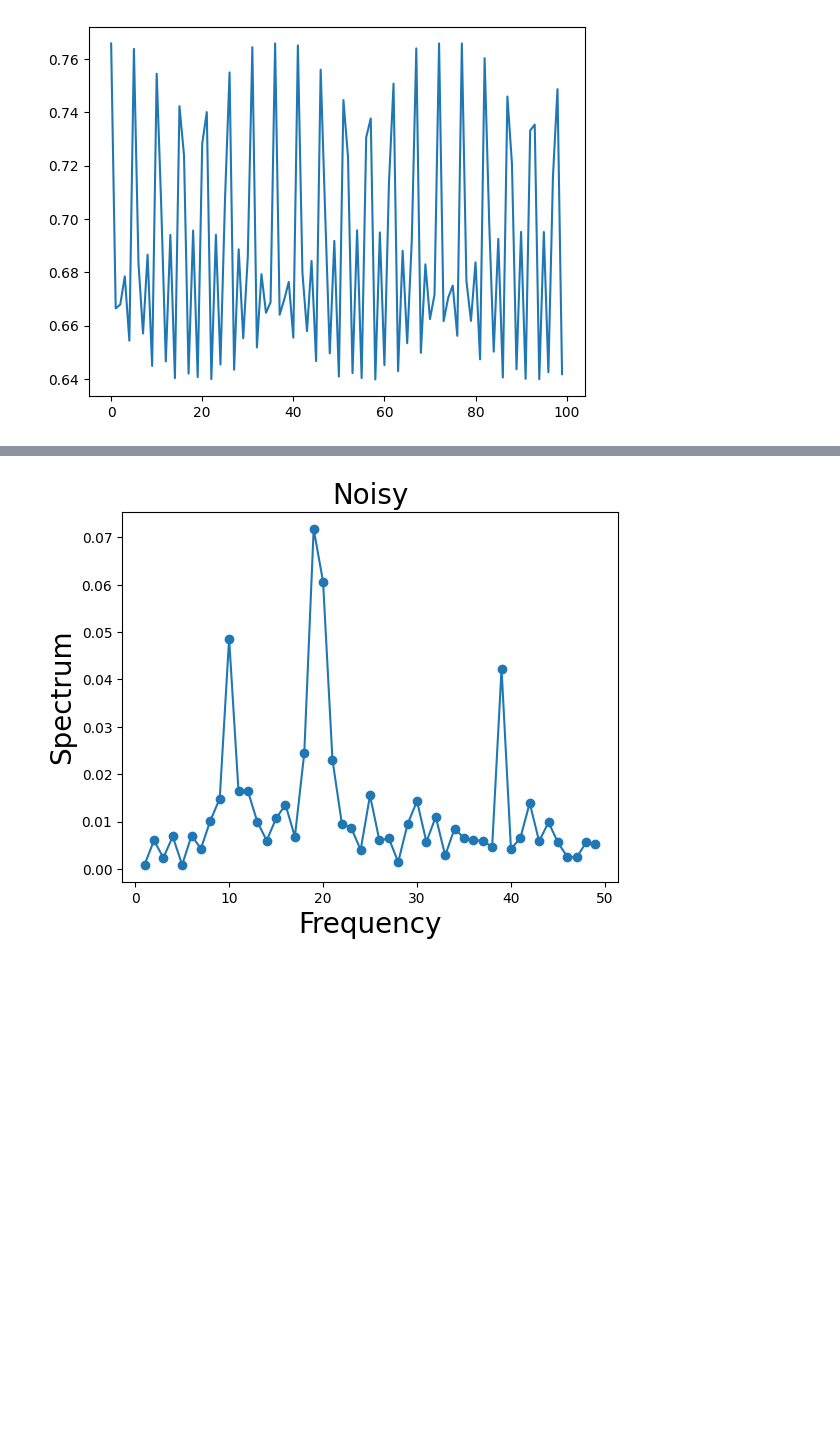
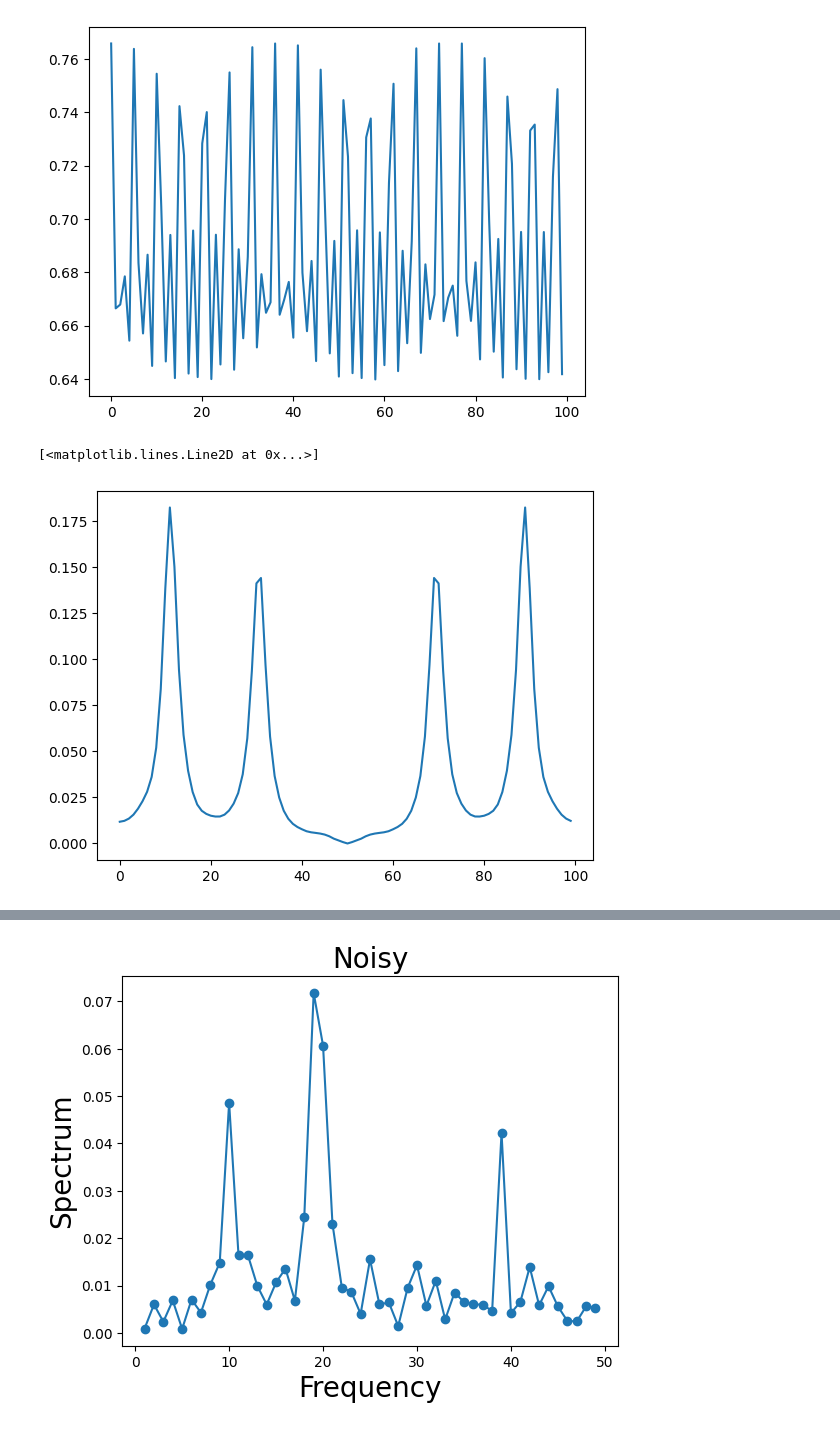
Before and after one commit to kseetharam/nmr-qsim, a Jupyter notebook: methyl_circuits/NMR_updated_cirq.ipynb, the cells around one changed output, grey strips where cells are left out. Drawn from its saved outputs; the diff is of its cells as text; code cells hidden in the pictures; blank space fills up the shorter version.

```diff
--- a/methyl_circuits/NMR_updated_cirq.ipynb
+++ b/methyl_circuits/NMR_updated_cirq.ipynb
@@ -9,6 +11,14 @@ from noisy_simulation.cirq_utils import get_two_zoned_noisy_circ, optimize_circu
 ###Integrating noise models for generation of FID and comparing with noiseless simulations, and the trapped-ion noise model originally considered ..
 
 from nmrfuncs import SzTot_weighted_obs, responseFunc_sample, addDepolarizingNoise, ZULF_circuitList,  ZULF_noiselessSim
+
+
+def apodize_exp1d(St, k):
+    St_fixed = deepcopy(St); St_fixed[0] = 0.5 * St_fixed[0]  # fixes double counting in the FFT so that the spectrum correctly starts at zero instead of having a constant shift
+    x = np.linspace(0, 1, St_fixed.size)
+    return St_fixed * np.exp(-1 * k * x)
+
+
 
 def ZULF_noisySim_QuEra(t_ind_List, path, nmr_reg, weights, repetitions):
     simulator = cirq.DensityMatrixSimulator()
@@ -132,3 +130,16 @@ plt.plot(fid_raw_noiseless)
 # %% [output]
 [<matplotlib.lines.Line2D at 0x...>]
 [figure]
+# %%
+####Using nmr functions for the calculation of the spectrum...
+fid_apo = apodize_exp1d(fid_raw_noiseless - np.mean(fid_raw_noiseless), 12)
+#fid_apo = apodize_exp1d(np.array(fid_raw_noiseless), 12)
+spec_apo = np.real(np.fft.fftshift(np.fft.fft(fid_apo)))
+#fid_apo_aveHam = nfuncs.apodize_exp1d(fid_raw_aveHam - np.mean(fid_raw_aveHam), 12)
+#spec_apo_aveHam = np.real(np.fft.fftshift(np.fft.fft(fid_apo_aveHam)))
+
+
+plt.plot(spec_apo)
+# %% [output]
+[<matplotlib.lines.Line2D at 0x...>]
+[figure, added]
```
Also changed, not shown: parts of 9 cells of this notebook, 3 other files.
